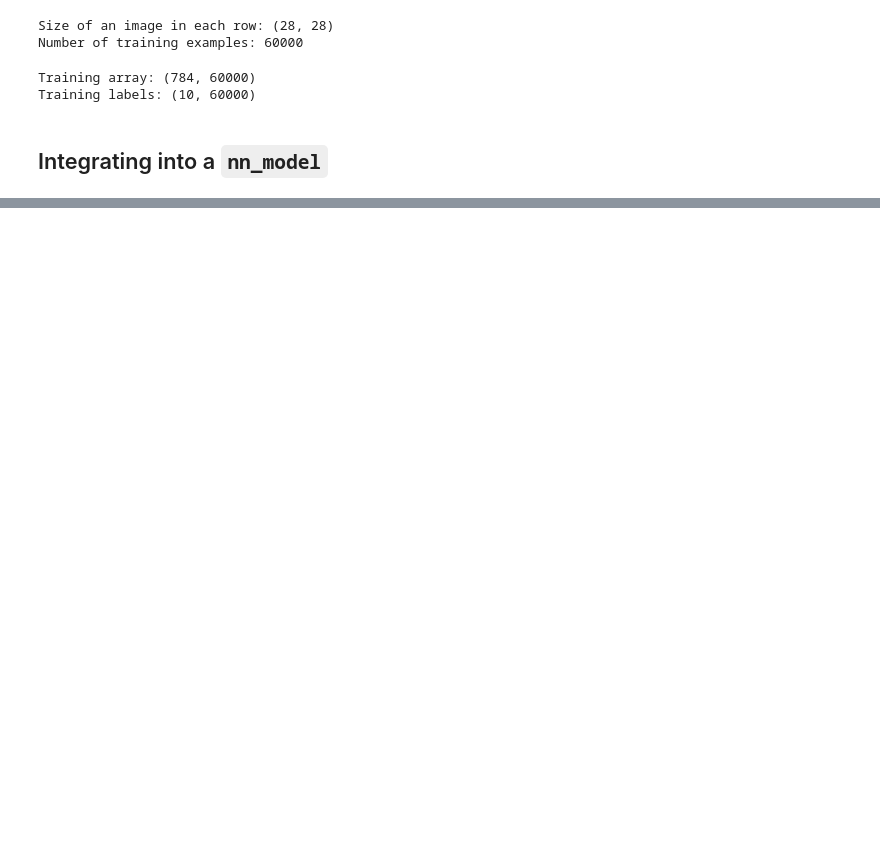
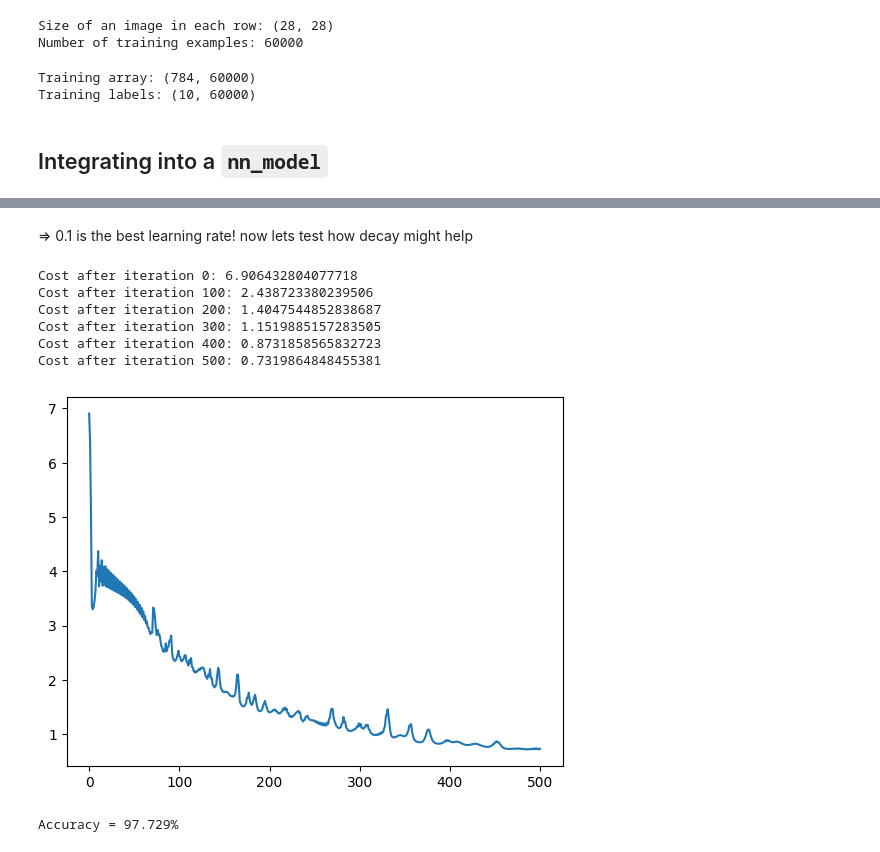
Before and after one commit to tanmay4269/Learning_ML, a Jupyter notebook: aerove/practice/6. mnist digit recognition.ipynb, the cells around one changed output, grey strips where cells are left out. Cells and saved outputs as stored; diff of their text form; code cells hidden in the pictures; blank space fills up the shorter version.

```diff
--- a/aerove/practice/6. mnist digit recognition.ipynb
+++ b/aerove/practice/6. mnist digit recognition.ipynb
@@ -282,7 +289,7 @@ def predict(parameters, X):
 
     return predictions
 # %%
-def test_accuracy(parameters):
+def test_accuracy(parameters, X_test, Y_test):
     predictions = predict(parameters, X_test)
     binary_predictions = (predictions > 0.5).astype(int)  # Convert probabilities to binary predictions
     correct_predictions = (binary_predictions == Y_test).sum()  # Count the number of correct predictions
@@ -314,0 +335,33 @@ Accuracy = 98.354%
+# %% [markdown]
+=> 0.1 is the best learning rate! </br>
+now lets test how decay might help
+# %%
+import matplotlib.pyplot as plt
+import pickle
+
+parameters, costs = nn_model(
+    X, Y, n_h1=16, n_h2=16,
+    lr=0.1, decay_steps=100, decay_rate=0.5,
+    max_iterations=501, print_cost=True)
+x = np.arange(len(costs))
+plt.plot(x, costs)
+plt.show()
+
+# Save data for future use
+with open("params.pickle", "wb") as file:
+    pickle.dump(parameters, file)
+
+# Testing
+with open("params.pickle", "rb") as file:
+    saved_parameters = pickle.load(file)
+
+test_accuracy(saved_parameters, X_test, Y_test)
+# %% [output]
+Cost after iteration 0: 6.906432804077718
+Cost after iteration 100: 2.438723380239506
+Cost after iteration 200: 1.4047544852838687
+Cost after iteration 300: 1.1519885157283505
+Cost after iteration 400: 0.8731858565832723
+Cost after iteration 500: 0.7319864848455381
+[figure, added]
+Accuracy = 97.729%
```
Also changed, not shown: parts of 5 cells of this notebook, 1 other file.
